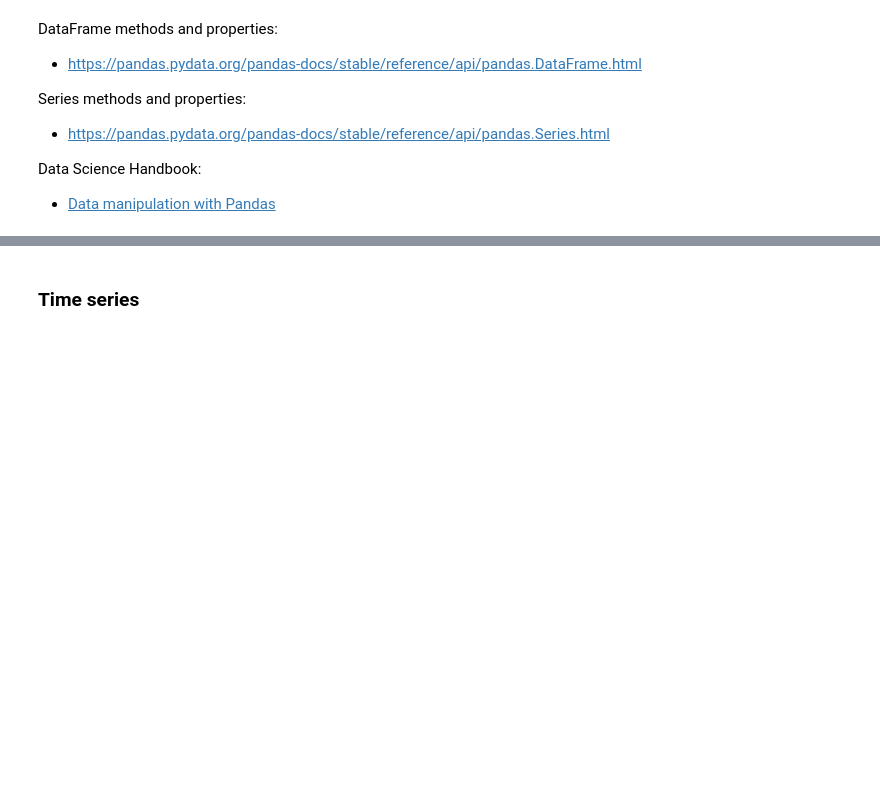
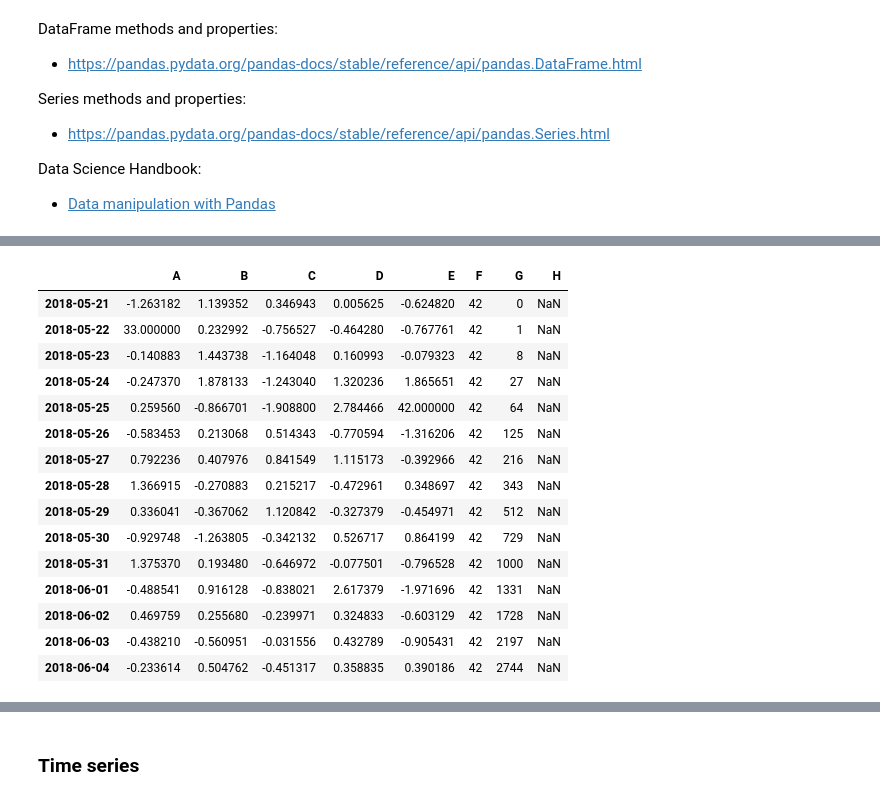
Before and after one commit to CaptSolo/LU_GeoPython_2022, a Jupyter notebook: notebooks/09 - Pandas.ipynb, the cells around one changed output, grey strips where cells are left out. Drawn from its saved outputs; the diff is of its cells as text; code cells hidden in the pictures; blank space fills up the shorter version.

```diff
--- a/notebooks/09 - Pandas.ipynb
+++ b/notebooks/09 - Pandas.ipynb
@@ -507,5 +1602,24 @@ str1.str.len()
 # %%
 ## Apply
+# %%
+df
+# %% [output]
+|  | A | B | C | D | E | F | G | H |
+| 2018-05-21 | -1.263182 | 1.139352 | 0.346943 | 0.005625 | -0.624820 | 42 | 0 | NaN |
+| 2018-05-22 | 33.000000 | 0.232992 | -0.756527 | -0.464280 | -0.767761 | 42 | 1 | NaN |
+| 2018-05-23 | -0.140883 | 1.443738 | -1.164048 | 0.160993 | -0.079323 | 42 | 8 | NaN |
+| 2018-05-24 | -0.247370 | 1.878133 | -1.243040 | 1.320236 | 1.865651 | 42 | 27 | NaN |
+| 2018-05-25 | 0.259560 | -0.866701 | -1.908800 | 2.784466 | 42.000000 | 42 | 64 | NaN |
+| 2018-05-26 | -0.583453 | 0.213068 | 0.514343 | -0.770594 | -1.316206 | 42 | 125 | NaN |
+| 2018-05-27 | 0.792236 | 0.407976 | 0.841549 | 1.115173 | -0.392966 | 42 | 216 | NaN |
+| 2018-05-28 | 1.366915 | -0.270883 | 0.215217 | -0.472961 | 0.348697 | 42 | 343 | NaN |
+| 2018-05-29 | 0.336041 | -0.367062 | 1.120842 | -0.327379 | -0.454971 | 42 | 512 | NaN |
+| 2018-05-30 | -0.929748 | -1.263805 | -0.342132 | 0.526717 | 0.864199 | 42 | 729 | NaN |
+| 2018-05-31 | 1.375370 | 0.193480 | -0.646972 | -0.077501 | -0.796528 | 42 | 1000 | NaN |
+| 2018-06-01 | -0.488541 | 0.916128 | -0.838021 | 2.617379 | -1.971696 | 42 | 1331 | NaN |
+| 2018-06-02 | 0.469759 | 0.255680 | -0.239971 | 0.324833 | -0.603129 | 42 | 1728 | NaN |
+| 2018-06-03 | -0.438210 | -0.560951 | -0.031556 | 0.432789 | -0.905431 | 42 | 2197 | NaN |
+| 2018-06-04 | -0.233614 | 0.504762 | -0.451317 | 0.358835 | 0.390186 | 42 | 2744 | NaN |
 # %%
 # Lambda functions are anonymous functions
 # (functions defined without a name)
```
Also changed, not shown: parts of 148 cells of this notebook.
